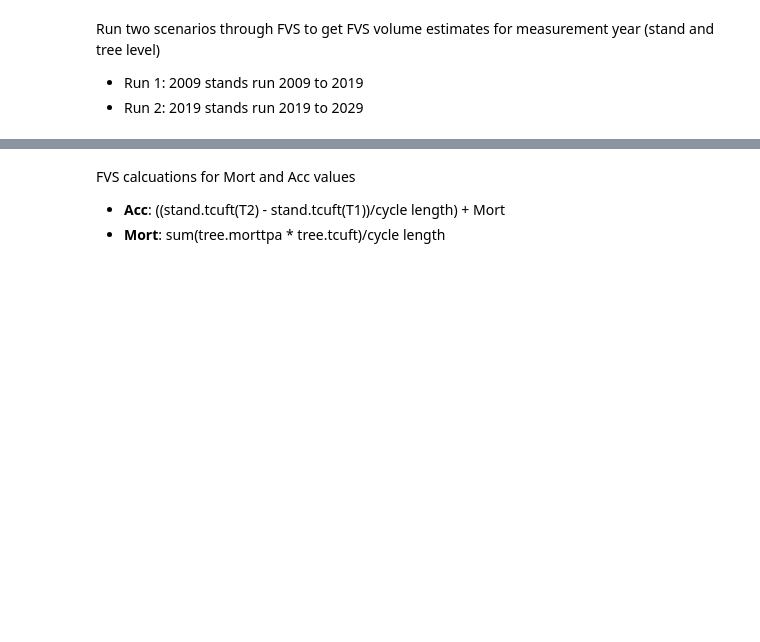
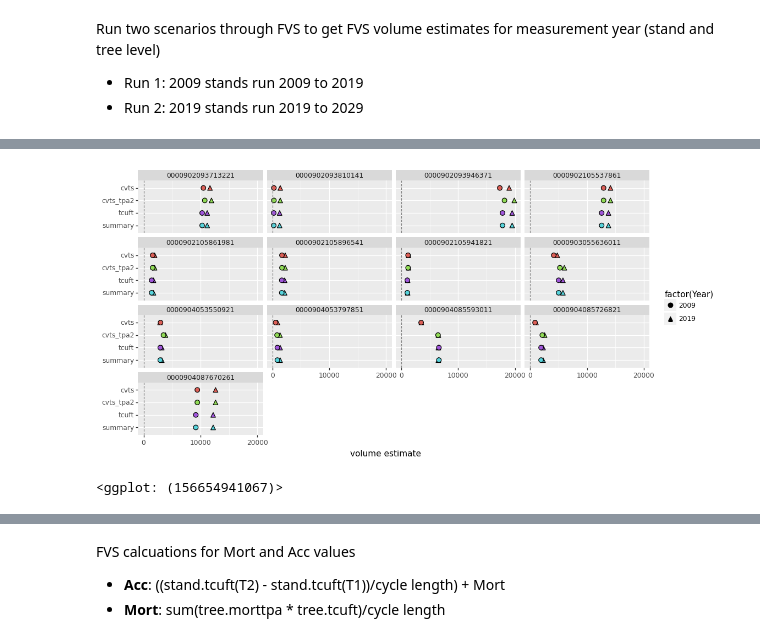
Before and after one commit to Ecotrust/calibrate_fvs, a Jupyter notebook: notebooks/FIA_GroundtruthData.ipynb, the cells around one changed output, grey strips where cells are left out. Cells and saved outputs as stored; diff of their text form; code cells hidden in the pictures; blank space fills up the shorter version.

```diff
--- a/notebooks/FIA_GroundtruthData.ipynb
+++ b/notebooks/FIA_GroundtruthData.ipynb
@@ -343,0 +233,24 @@ all_agg_mort
+# %%
+# join tables
+trees_agg = fvs_trees_agg.merge(nvel_trees_agg, how='inner', left_on = ('StandID', 'Year', 'TreeVal'), right_on = ('STAND_ID', 'INVYR', 'STATUSCD'))
+trees_agg = trees_agg[['StandID', 'Year', 'TreeVal', 'STATUSCD', 'tcuft', 'cvts', 'cvts_tpa2']]
+# %%
+# compare that to the summary table from FVS
+
+# grab summary table
+fvs_summary = pd.read_sql_query("select CaseID, StandID, Year, Tpa, TCuFt, Mort, Acc from FVS_Summary2", con2)
+
+# add scenario description from cases table
+fvs_summary = fvs_summary.merge(fvs_cases, on=("StandID", "CaseID"))
+sub_fvs_summary = fvs_summary.loc[((fvs_summary["MgmtID"] == 'Run1') & (fvs_summary["Year"] == 2009)) | ((fvs_summary["MgmtID"] == 'Run2') & (fvs_summary["Year"] == 2019))]
+
+sub_fvs_summ = sub_fvs_summary[['StandID', 'Year', 'TCuFt']]
+sub_fvs_summary['STAND_ID2'] = sub_fvs_summary['StandID'].str[0:3] + sub_fvs_summary['StandID'].str[10:]
+sub_fvs_mort = sub_fvs_summary[['STAND_ID2', 'Year', 'Mort']]
+
+# # join with trees_agg
+all_agg = sub_fvs_summ.merge(trees_agg, on=('StandID', 'Year'))
+all_agg.rename(columns={"TCuFt": "summary"}, inplace = True)
+all_agg['STAND_ID2'] = all_agg['StandID'].str[0:3] + all_agg['StandID'].str[10:]
+
+all_agg.head(1)
@@ -343,0 +260,20 @@ all_agg_mort
+# %%
+all_agg_acc = all_agg[all_agg['STATUSCD'] == 1]
+all_agg_acc = pd.melt(all_agg_acc, id_vars=['STAND_ID2', 'Year', 'STATUSCD'])
+all_agg_acc['value'] = all_agg_acc['value'].astype('float64')
+all_agg_acc = all_agg_acc[all_agg_acc['variable'].isin(['summary', 'tcuft', 'cvts', 'cvts_tpa2'])]
+# %%
+(ggplot(all_agg_acc, mapping = aes(x = 'value', y ='variable', fill='variable', shape='factor(Year)'))
+    + geom_point(size = 3)
+    + facet_wrap('STAND_ID2')
+    + geom_vline(xintercept=0, linetype="dashed", color="Grey")
+    + scale_fill_discrete(guide=False)
+    + scale_y_discrete(limits=("summary", "tcuft","cvts_tpa2", "cvts"))
+    + scale_x_continuous(limits=(0, 20000), breaks=(0, 10000, 20000))
+    + xlab("volume estimate")
+    + ylab("")
+    + theme(figure_size=(12,6))
+)
+# %% [output]
+[figure, added]
+<ggplot: (156654941067)>
```
Also changed, not shown: parts of 64 cells of this notebook.
